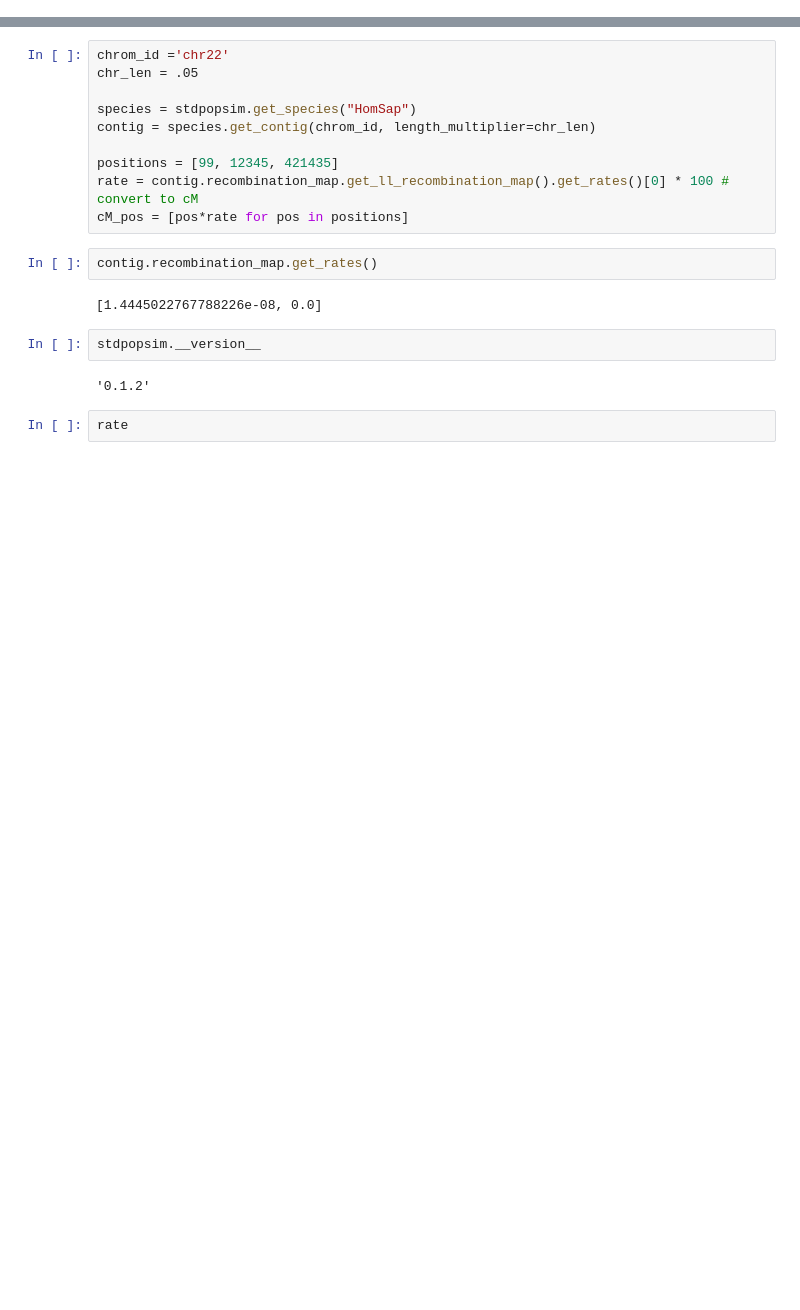
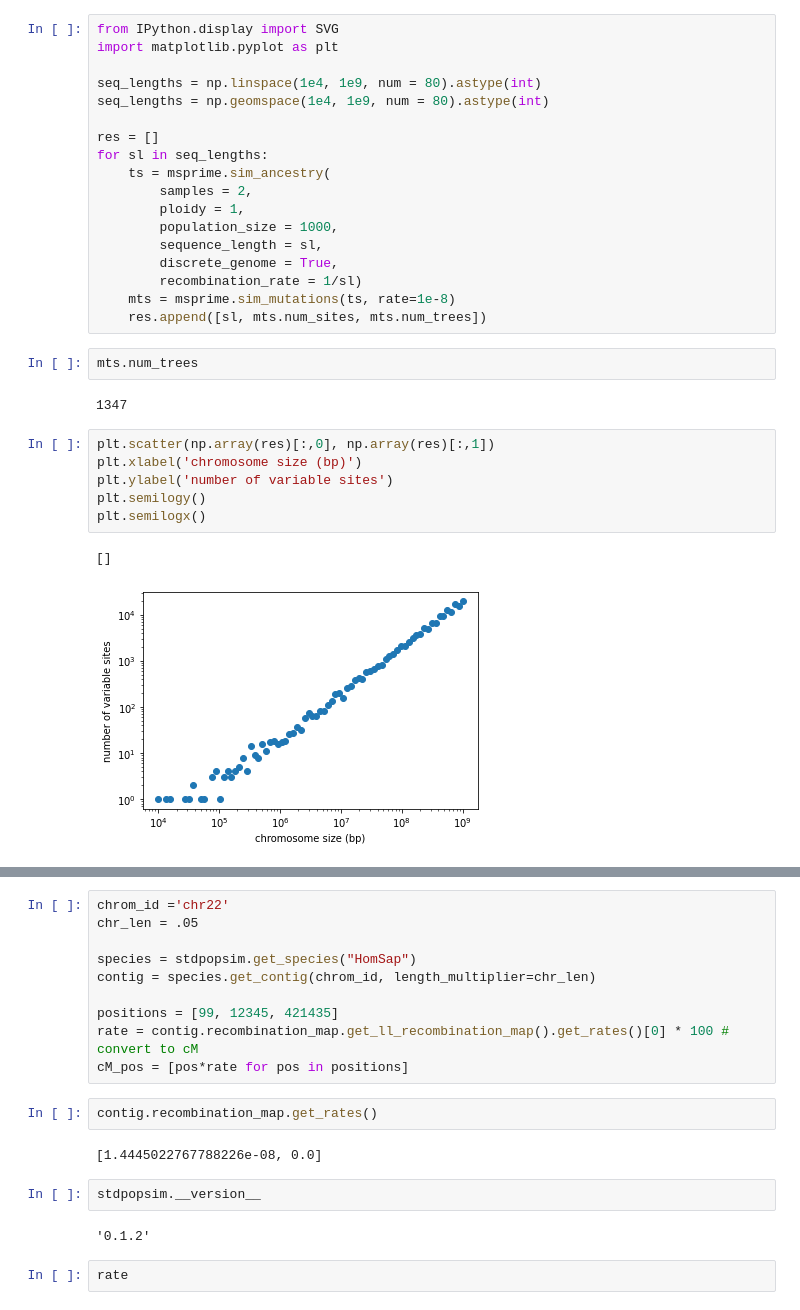
Before and after one commit to rwaples/lai-sim, a Jupyter notebook: workflow/notebooks/Untitled.ipynb, the cells around one changed output, grey strips where cells are left out. Cells and saved outputs as stored; diff of their text form; blank space fills up the shorter version.

```diff
--- a/workflow/notebooks/Untitled.ipynb
+++ b/workflow/notebooks/Untitled.ipynb
@@ -7,0 +33,31 @@ from numpy.random import default_rng
+# %%
+from IPython.display import SVG
+import matplotlib.pyplot as plt
+
+seq_lengths = np.linspace(1e4, 1e9, num = 80).astype(int)
+seq_lengths = np.geomspace(1e4, 1e9, num = 80).astype(int)
+
+res = []
+for sl in seq_lengths:
+    ts = msprime.sim_ancestry(
+        samples = 2,
+        ploidy = 1,
+        population_size = 1000,
+        sequence_length = sl,
+        discrete_genome = True,
+        recombination_rate = 1/sl)
+    mts = msprime.sim_mutations(ts, rate=1e-8)
+    res.append([sl, mts.num_sites, mts.num_trees])
+# %%
+mts.num_trees
+# %% [output]
+1347
+# %%
+plt.scatter(np.array(res)[:,0], np.array(res)[:,1])
+plt.xlabel('chromosome size (bp)')
+plt.ylabel('number of variable sites')
+plt.semilogy()
+plt.semilogx()
+# %% [output]
+[]
+[figure, added]
```
Also changed, not shown: parts of 7 cells of this notebook, 4 other files.
